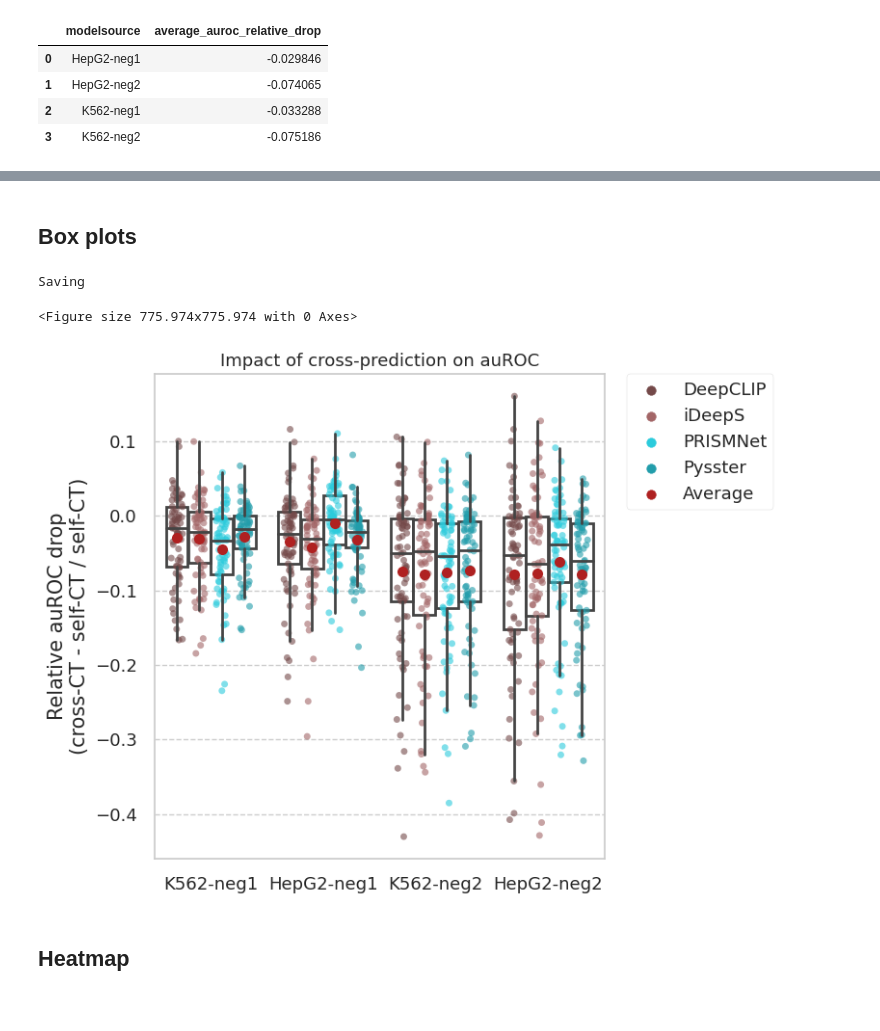
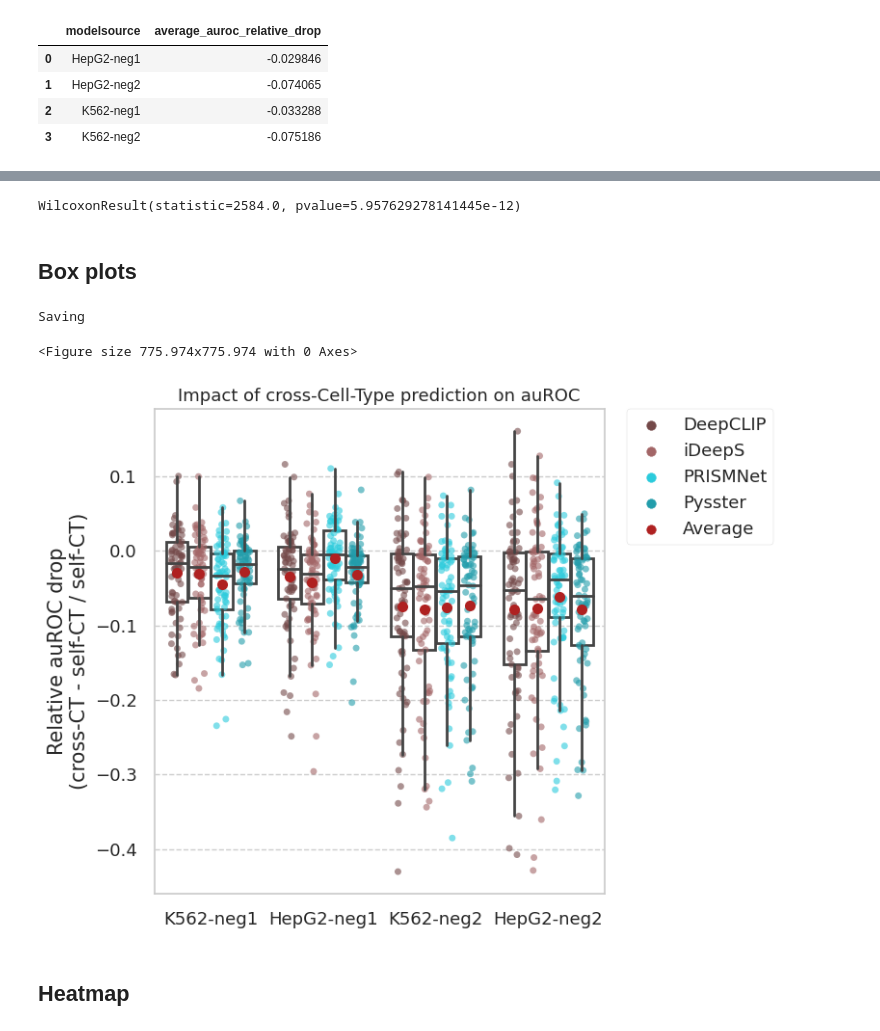
Before and after one commit to mhorlacher/Benchmark-RBP, a Jupyter notebook: analyses/notebooks/cross_celltypes.ipynb, the cells around one changed output, grey strips where cells are left out. Drawn from its saved outputs; the diff is of its cells as text; code cells hidden in the pictures.

Commit message:
Corrected plot titles ; added Wilcoxon test on avg relative auROC change neg1 vs neg2

```diff
--- a/analyses/notebooks/cross_celltypes.ipynb
+++ b/analyses/notebooks/cross_celltypes.ipynb
@@ -614,3 +637,8 @@ display(tmp_reldrop_avg)
+# %%
+
+scipy.stats.wilcoxon(reldrop_data_paired_avg_per_rbp['neg1'], reldrop_data_paired_avg_per_rbp['neg2'], alternative='greater')
+# %% [output]
+WilcoxonResult(statistic=2584.0, pvalue=5.957629278141445e-12)
 # %% [markdown]
 ## Box plots
 # %%
@@ -677,38 +705,38 @@ sns.stripplot(
 ax1.set_ylabel("Relative auROC drop\n(cross-CT - self-CT / self-CT)")
 ax1.set_xlabel("")
 
-title = "Impact of cross-prediction on auROC"
+title = "Impact of cross-Cell-Type prediction on auROC"
 ax1.set_title(title)
 
 
 h, l = ax1.get_legend_handles_labels()
 h, l = h[len(h) // 2 :], l[len(l) // 2 :],
 # Add average.
 avg = copy.copy(h[-1])
 avg.set_color("#AF2121")
 h.append(avg)
 l.append("Average")
 ax1.legend(
     h,
     l,
     bbox_to_anchor=(1.05, 1),
     loc=2,
     borderaxespad=0.0,
 )
 
 plt.tight_layout()
 
 
 if savefig_file:
     print("Saving")
     my_savefig(savefig_file)
 
 
 plt.show()
 # %% [output]
 Saving
 <Figure size 775.974x775.974 with 0 Axes>
-[figure, old version]
+[figure, new version]
 # %% [markdown]
 ## Heatmap
 # %% [markdown]
```
Also changed, not shown: parts of 4 cells of this notebook, 1 other file.
